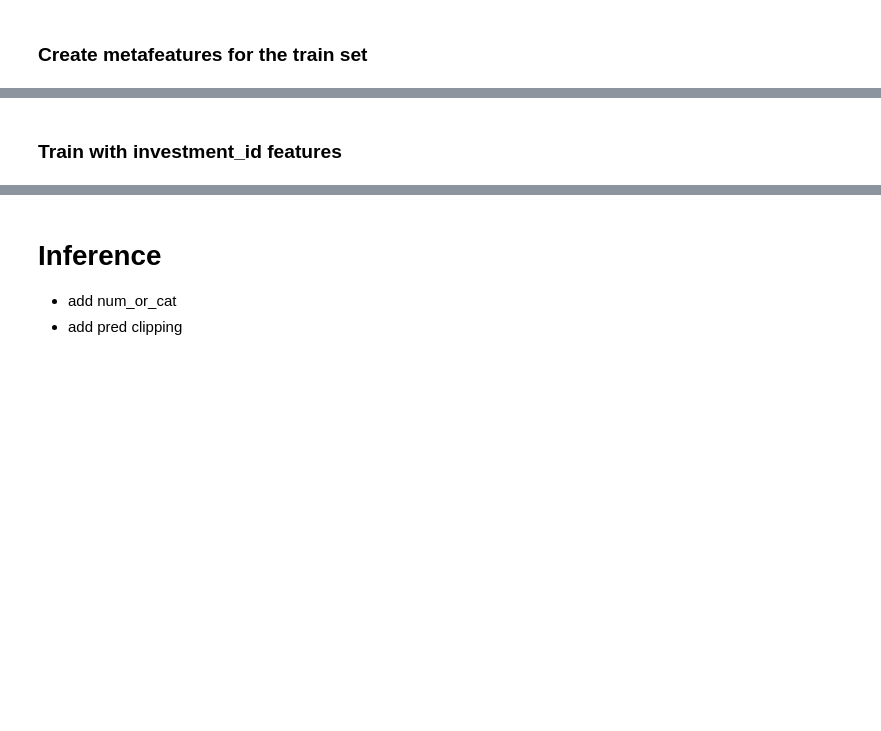
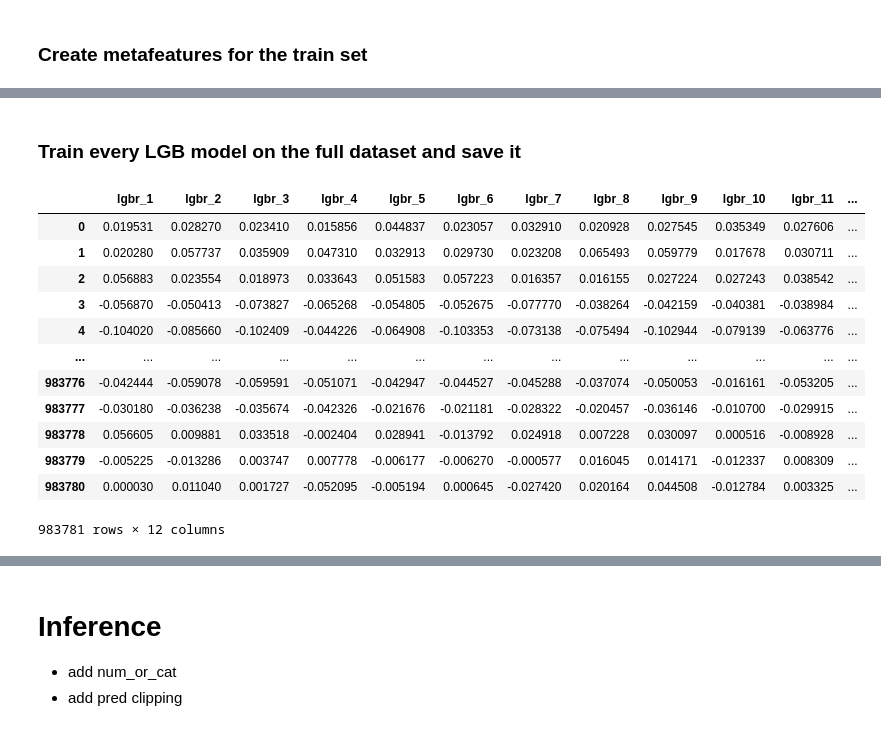
Before and after one commit to beatwad/ubiquant, a Jupyter notebook: part_2_LGBM_train.ipynb, the cells around one changed output, grey strips where cells are left out. Saved outputs shown, nothing was run; the diff lists cells and outputs as text; code cells hidden in the pictures; blank space fills up the shorter version.

Commit message:
Fully implement 2-layer stack LGBRs + LR.

```diff
--- a/part_2_LGBM_train.ipynb
+++ b/part_2_LGBM_train.ipynb
@@ -1128,6 +1035,7 @@ for idx, row in lgb_params.iterrows():
     row_dict['device'] = 'gpu'
     row_dict['gpu_platform_id'] = 0
     row_dict['gpu_device_id'] = 0
+    row_dict['verbosity'] = 0
     row_dict['max_bin'] = int(row_dict['max_bin'])
     row_dict['bagging_freq'] = int(row_dict['bagging_freq'])
     row_dict['min_child_samples'] = int(row_dict['min_child_samples'])
@@ -1187,22 +1095,29 @@ if args.train_l2 is True:
 
         meta_index_end += y_test_l2.shape[0]
 
+        print(f"===================== time group: {current_group} =====================")
+
         # predict metafeatures for each of LGBM regressors
         for i, params in enumerate(tqdm(best_params)):
-            params['n_estimators'] = int(params['n_estimators'])
-            lgb = LGBMRegressor(**params)
-            reg = lgb.fit(X_train_l2, y_train_l2)
-            pred = lgb.predict(X_test_l2)
+            print(f"===================== model: {i} =====================")
+            train_dataset = lgb.Dataset(X_train_l2, y_train_l2, categorical_feature=cat_features)
+            model = lgb.train(
+                params,
+                train_set = train_dataset,
+                valid_sets = [train_dataset],
+                verbose_eval=100,
+                feval = feval_pearsonr
+            )
+#             joblib.dump(model, f'lgbr_{i+1}.pkl')
+
+            pred = model.predict(X_test_l2)
             X_train_level2[meta_index_begin:meta_index_end, i] = pred
 
-            del lgb, reg, pred
+            del train_dataset, model, pred
             gc.collect()
 
         meta_index_begin = meta_index_end
 
-    X_train_level2 = pd.DataFrame(X_train_level2, columns=[f'lgbr_{i+1}' for i in range(len(best_params))]+['gt'])
+    X_train_level2 = pd.DataFrame(X_train_level2, columns=[f'lgbr_{i+1}' for i in range(len(best_params))]+['target'])
     X_train_level2.to_pickle('LGBM_X_train_level2.pkl')
-
-del X_train, y_train
-gc.collect()
 # %% [output]
@@ -1238,2 +1209,0 @@ gc.collect()
-# %% [markdown]
-### Train with investment_id features
@@ -1270,0 +1210,18 @@ if args.train and args.add_investment_id_model:
+# %% [markdown]
+### Train every LGB model on the full dataset and save it
+# %%
+X_train_level2
+# %% [output]
+|  | lgbr_1 | lgbr_2 | lgbr_3 | lgbr_4 | lgbr_5 | lgbr_6 | lgbr_7 | lgbr_8 | lgbr_9 | lgbr_10 | lgbr_11 | ... |
+| 0 | 0.019531 | 0.028270 | 0.023410 | 0.015856 | 0.044837 | 0.023057 | 0.032910 | 0.020928 | 0.027545 | 0.035349 | 0.027606 | ... |
+| 1 | 0.020280 | 0.057737 | 0.035909 | 0.047310 | 0.032913 | 0.029730 | 0.023208 | 0.065493 | 0.059779 | 0.017678 | 0.030711 | ... |
+| 2 | 0.056883 | 0.023554 | 0.018973 | 0.033643 | 0.051583 | 0.057223 | 0.016357 | 0.016155 | 0.027224 | 0.027243 | 0.038542 | ... |
+| 3 | -0.056870 | -0.050413 | -0.073827 | -0.065268 | -0.054805 | -0.052675 | -0.077770 | -0.038264 | -0.042159 | -0.040381 | -0.038984 | ... |
+| 4 | -0.104020 | -0.085660 | -0.102409 | -0.044226 | -0.064908 | -0.103353 | -0.073138 | -0.075494 | -0.102944 | -0.079139 | -0.063776 | ... |
+| ... | ... | ... | ... | ... | ... | ... | ... | ... | ... | ... | ... | ... |
+| 983776 | -0.042444 | -0.059078 | -0.059591 | -0.051071 | -0.042947 | -0.044527 | -0.045288 | -0.037074 | -0.050053 | -0.016161 | -0.053205 | ... |
+| 983777 | -0.030180 | -0.036238 | -0.035674 | -0.042326 | -0.021676 | -0.021181 | -0.028322 | -0.020457 | -0.036146 | -0.010700 | -0.029915 | ... |
+| 983778 | 0.056605 | 0.009881 | 0.033518 | -0.002404 | 0.028941 | -0.013792 | 0.024918 | 0.007228 | 0.030097 | 0.000516 | -0.008928 | ... |
+| 983779 | -0.005225 | -0.013286 | 0.003747 | 0.007778 | -0.006177 | -0.006270 | -0.000577 | 0.016045 | 0.014171 | -0.012337 | 0.008309 | ... |
+| 983780 | 0.000030 | 0.011040 | 0.001727 | -0.052095 | -0.005194 | 0.000645 | -0.027420 | 0.020164 | 0.044508 | -0.012784 | 0.003325 | ... |
+983781 rows × 12 columns
```
Also changed, not shown: parts of 19 cells of this notebook.
